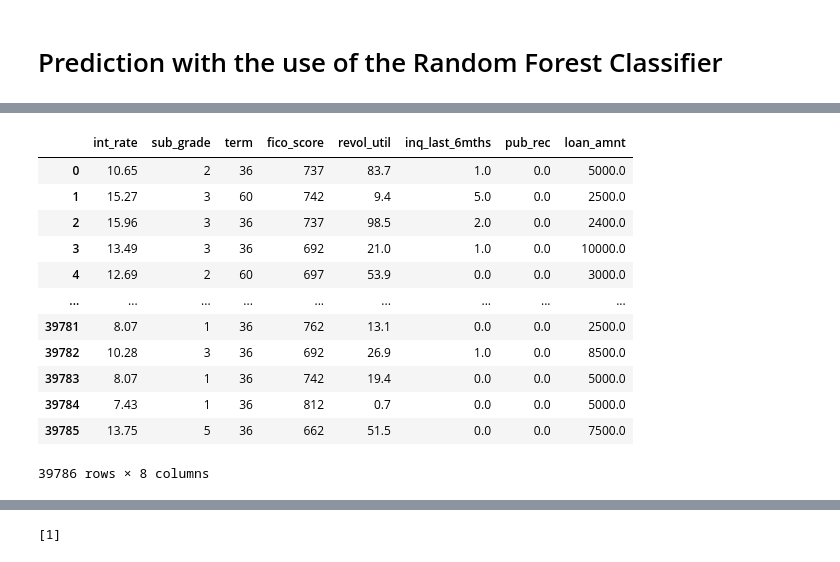
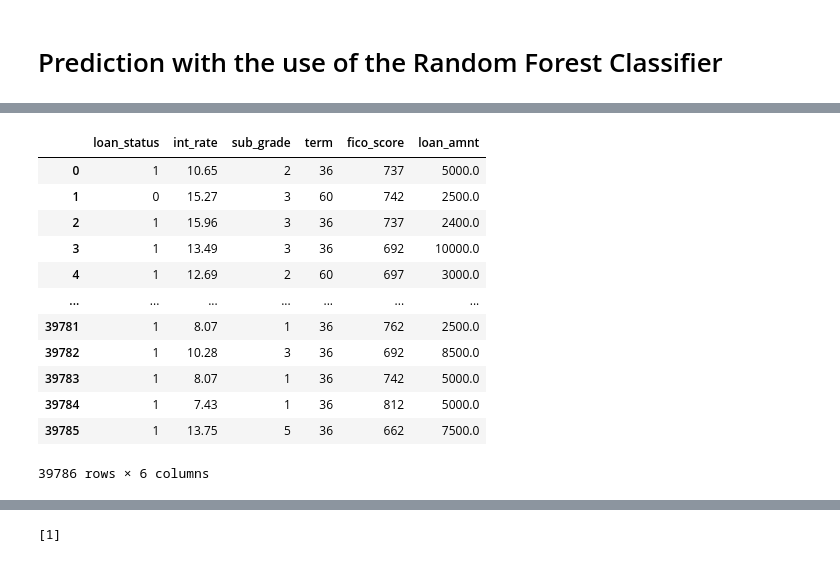
Before and after one commit to bartekwphd/Project_LC, a Jupyter notebook: Project part 4 - Modeling.ipynb, the cells around one changed output, grey strips where cells are left out. Saved outputs shown, nothing was run; the diff lists cells and outputs as text; code cells hidden in the pictures.

Commit message:
Improvement of variables and example predictions at the end of the file.

```diff
--- a/Project part 4 - Modeling.ipynb
+++ b/Project part 4 - Modeling.ipynb
@@ -11,7 +11,7 @@ import matplotlib.pyplot as plt
 # Load dataset
 
 df = pd.read_csv('Part_3.csv')
-
+pd.set_option("display.max_columns", None)
 display(df.head())
 # %% [output]
 |  | loan_status | loan_amnt | term | int_rate | installment | sub_grade | emp_length | annual_inc | purpose | ... |
@@ -588,21 +606,22 @@ Text(0.5, 1.0, 'Features Correlating with loan_status')
 # %%
 # Selecting the best correlated variables from loan_status
 
-X = df[['int_rate', 'sub_grade', 'term', 'fico_score', 'revol_util', 'inq_last_6mths', 'pub_rec', 'loan_amnt']].values
-y = df['loan_status'].values
+new_X = df[['int_rate', 'sub_grade', 'term', 'fico_score', 'loan_amnt']].values
+new_y = df['loan_status'].values
 
-df[['int_rate', 'sub_grade', 'term', 'fico_score', 'revol_util', 'inq_last_6mths', 'pub_rec', 'loan_amnt']]
+example_df = df[['loan_status', 'int_rate', 'sub_grade', 'term', 'fico_score', 'loan_amnt']]
+example_df
 # %% [output]
-|  | int_rate | sub_grade | term | fico_score | revol_util | inq_last_6mths | pub_rec | loan_amnt |
-| 0 | 10.65 | 2 | 36 | 737 | 83.7 | 1.0 | 0.0 | 5000.0 |
-| 1 | 15.27 | 3 | 60 | 742 | 9.4 | 5.0 | 0.0 | 2500.0 |
-| 2 | 15.96 | 3 | 36 | 737 | 98.5 | 2.0 | 0.0 | 2400.0 |
-| 3 | 13.49 | 3 | 36 | 692 | 21.0 | 1.0 | 0.0 | 10000.0 |
-| 4 | 12.69 | 2 | 60 | 697 | 53.9 | 0.0 | 0.0 | 3000.0 |
-| ... | ... | ... | ... | ... | ... | ... | ... | ... |
-| 39781 | 8.07 | 1 | 36 | 762 | 13.1 | 0.0 | 0.0 | 2500.0 |
-| 39782 | 10.28 | 3 | 36 | 692 | 26.9 | 1.0 | 0.0 | 8500.0 |
-| 39783 | 8.07 | 1 | 36 | 742 | 19.4 | 0.0 | 0.0 | 5000.0 |
-| 39784 | 7.43 | 1 | 36 | 812 | 0.7 | 0.0 | 0.0 | 5000.0 |
-| 39785 | 13.75 | 5 | 36 | 662 | 51.5 | 0.0 | 0.0 | 7500.0 |
+|  | loan_status | int_rate | sub_grade | term | fico_score | loan_amnt |
+| 0 | 1 | 10.65 | 2 | 36 | 737 | 5000.0 |
+| 1 | 0 | 15.27 | 3 | 60 | 742 | 2500.0 |
+| 2 | 1 | 15.96 | 3 | 36 | 737 | 2400.0 |
+| 3 | 1 | 13.49 | 3 | 36 | 692 | 10000.0 |
+| 4 | 1 | 12.69 | 2 | 60 | 697 | 3000.0 |
+| ... | ... | ... | ... | ... | ... | ... |
+| 39781 | 1 | 8.07 | 1 | 36 | 762 | 2500.0 |
+| 39782 | 1 | 10.28 | 3 | 36 | 692 | 8500.0 |
+| 39783 | 1 | 8.07 | 1 | 36 | 742 | 5000.0 |
+| 39784 | 1 | 7.43 | 1 | 36 | 812 | 5000.0 |
+| 39785 | 1 | 13.75 | 5 | 36 | 662 | 7500.0 |
-39786 rows × 8 columns
+39786 rows × 6 columns
```
Also changed, not shown: parts of 36 cells of this notebook.
